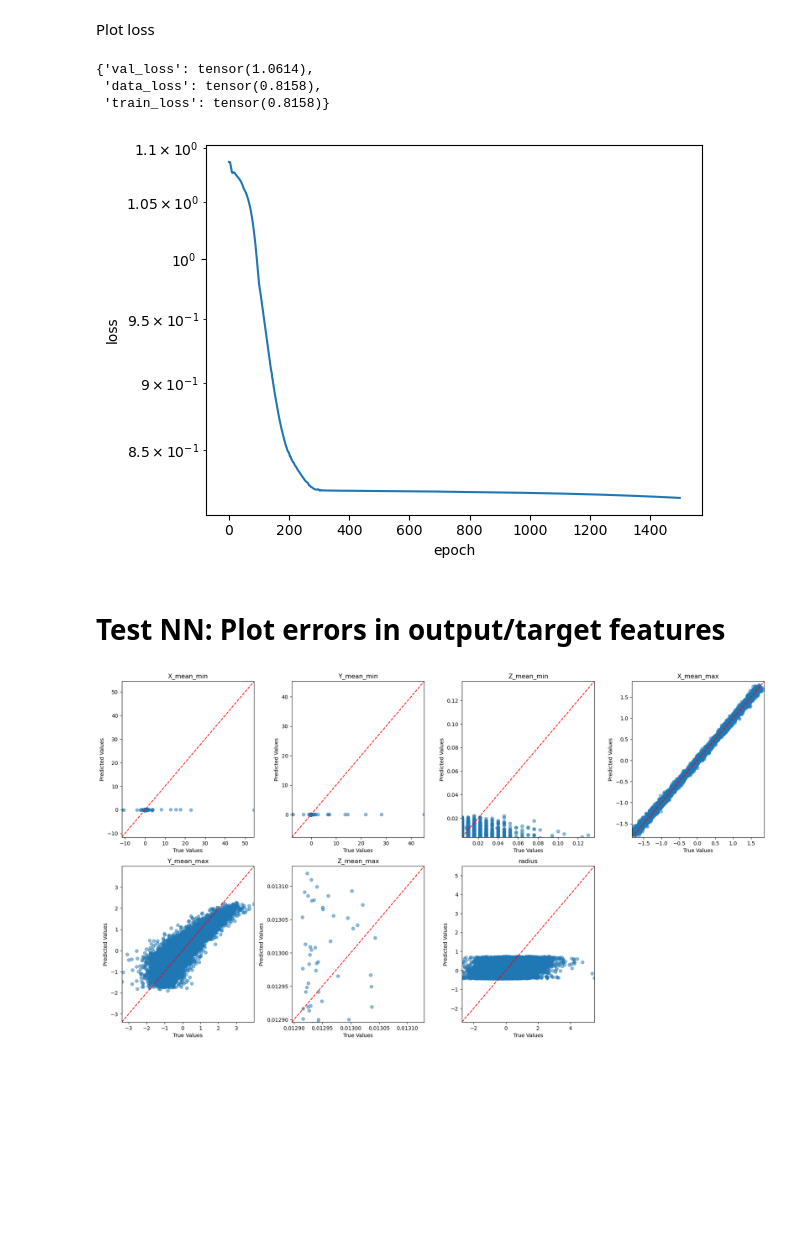
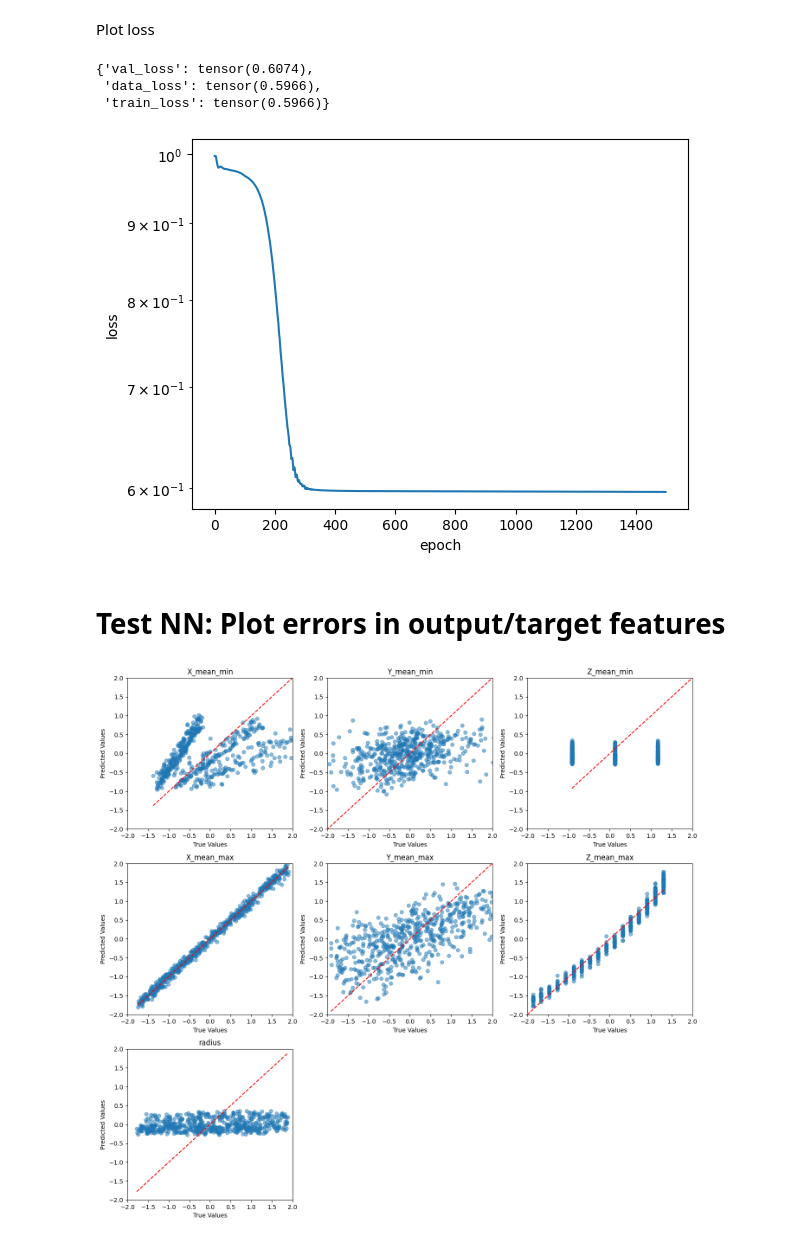
Before and after one commit to green3diamond/TambOpt-zlt, a Jupyter notebook: notebooks/06_train_using_PINA_Cone_50k.ipynb, the cells around one changed output. Cells and saved outputs as stored; diff of their text form; code cells hidden in the pictures; blank space fills up the shorter version.

Commit message:
results of training ater removing outliers

```diff
--- a/notebooks/06_train_using_PINA_Cone_50k.ipynb
+++ b/notebooks/06_train_using_PINA_Cone_50k.ipynb
@@ -18,0 +9,3 @@ plt.show()
+# %%
+train_data_with_cone = train_data_with_cone.astype('float32')
+train_data_with_cone = train_data_with_cone.dropna()
@@ -18,0 +28,7 @@ plt.show()
+# %%
+from scipy import stats
+import numpy as np
+
+z_scores = np.abs(stats.zscore(train_data_with_cone.drop(columns=['min_plane', 'max_plane'])))
+# remove data beyond 2 standard deviations
+train_data_with_cone = train_data_with_cone[(z_scores < 1).all(axis=1)].reset_index(drop=True)
@@ -262,9 +224,9 @@ Plot loss
 # inspecting final loss
 trainer.logged_metrics
 # %% [output]
-{'val_loss': tensor(1.0614),
- 'data_loss': tensor(0.8158),
- 'train_loss': tensor(0.8158)}
+{'val_loss': tensor(0.6074),
+ 'data_loss': tensor(0.5966),
+ 'train_loss': tensor(0.5966)}
 # %%
 # plot loss
 trainer_metrics = trainer.callbacks[0].metrics
@@ -276,7 +238,7 @@ plt.xlabel("epoch")
 plt.ylabel("loss")
 plt.yscale("log")
 # %% [output]
-[figure, old version]
+[figure, new version]
 # %% [markdown]
 # Test NN: Plot errors in output/target features
 # %%
@@ -300,21 +262,23 @@ with torch.no_grad():
 # %%
 # plot targets vs predictions for validation set
 y_mean, y_std = all_outputs.mean(0).detach(), all_outputs.std(0).detach()
 true_output = all_targets.detach()
 
-plt.figure(figsize=(18, 10))
+plt.figure(figsize=(14, 13))
 # use 3 columns per row
 for i, col in enumerate(output_columns):
-    plt.subplot(len(output_columns)//4+1, 4, i+1)
+    plt.subplot(len(output_columns)//3+1, 3, i+1)
     plt.scatter(true_output[:, i], y_mean[:, i], alpha=0.5)#, s=20*y_std[:, i]/y_std.max())
     plt.plot([true_output[:, i].min(), true_output[:, i].max()],
              [true_output[:, i].min(), true_output[:, i].max()], 'r--')
 
-    plt.xlim([true_output[:, i].min(), true_output[:, i].max()])
-    plt.ylim([true_output[:, i].min(), true_output[:, i].max()])
+    # plt.xlim([true_output[:, i].min(), true_output[:, i].max()])
+    # plt.ylim([true_output[:, i].min(), true_output[:, i].max()])
+    plt.xlim([-2,2])
+    plt.ylim([-2,2])
     plt.xlabel("True Values")
     plt.ylabel("Predicted Values")
     plt.title(col)
 plt.tight_layout(pad=1.0)
 # %% [output]
-[figure, old version]
+[figure, new version]
```
Also changed, not shown: parts of 11 cells of this notebook.
